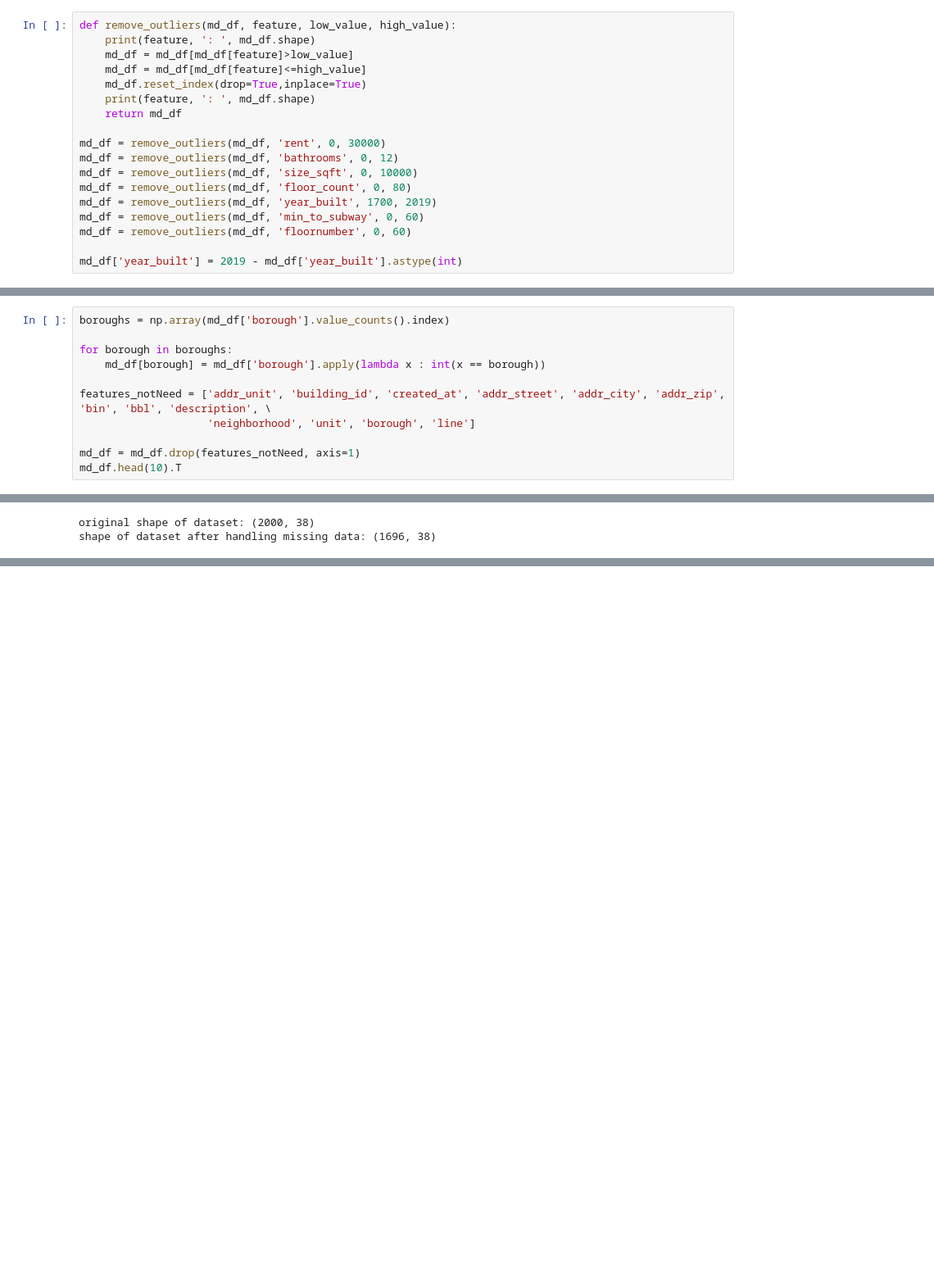
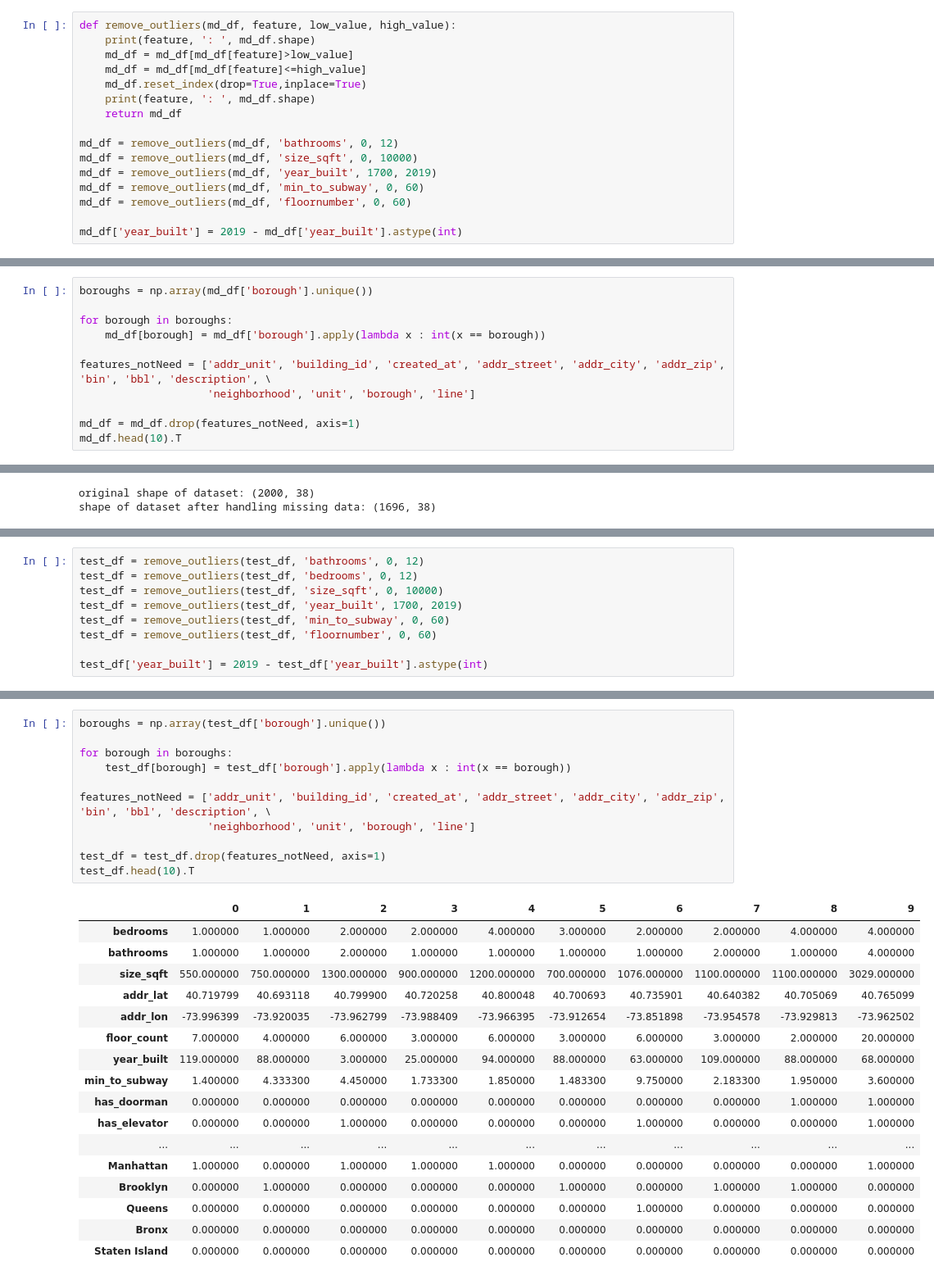
Before and after one commit to JiejayLan/data_science_project, a Jupyter notebook: main.ipynb, the cells around one changed output, grey strips where cells are left out. Shown at 82% size. Drawn from its saved outputs; the diff is of its cells as text; blank space fills up the shorter version.

Commit message:
removed outliers and converted categorial features

```diff
--- a/main.ipynb
+++ b/main.ipynb
@@ -243,10 +243,8 @@ def remove_outliers(md_df, feature, low_value, high_value):
     print(feature, ': ', md_df.shape)
     return md_df
 
-md_df = remove_outliers(md_df, 'rent', 0, 30000)
 md_df = remove_outliers(md_df, 'bathrooms', 0, 12)
 md_df = remove_outliers(md_df, 'size_sqft', 0, 10000)
-md_df = remove_outliers(md_df, 'floor_count', 0, 80)
 md_df = remove_outliers(md_df, 'year_built', 1700, 2019)
 md_df = remove_outliers(md_df, 'min_to_subway', 0, 60)
 md_df = remove_outliers(md_df, 'floornumber', 0, 60)
@@ -270,7 +264,7 @@ floornumber :  (9385, 38)
 # %% [markdown]
 ## encode categorical feature and drop useless features
 # %%
-boroughs = np.array(md_df['borough'].value_counts().index)
+boroughs = np.array(md_df['borough'].unique())
 
 for borough in boroughs:
     md_df[borough] = md_df['borough'].apply(lambda x : int(x == borough))
@@ -339,0 +349,9 @@ shape of dataset after handling missing data: (1696, 38)
+# %%
+test_df = remove_outliers(test_df, 'bathrooms', 0, 12)
+test_df = remove_outliers(test_df, 'bedrooms', 0, 12)
+test_df = remove_outliers(test_df, 'size_sqft', 0, 10000)
+test_df = remove_outliers(test_df, 'year_built', 1700, 2019)
+test_df = remove_outliers(test_df, 'min_to_subway', 0, 60)
+test_df = remove_outliers(test_df, 'floornumber', 0, 60)
+
+test_df['year_built'] = 2019 - test_df['year_built'].astype(int)
@@ -339,0 +373,29 @@ shape of dataset after handling missing data: (1696, 38)
+# %%
+boroughs = np.array(test_df['borough'].unique())
+
+for borough in boroughs:
+    test_df[borough] = test_df['borough'].apply(lambda x : int(x == borough))
+
+features_notNeed = ['addr_unit', 'building_id', 'created_at', 'addr_street', 'addr_city', 'addr_zip', 'bin', 'bbl', 'description', \
+                    'neighborhood', 'unit', 'borough', 'line']
+
+test_df = test_df.drop(features_notNeed, axis=1)
+test_df.head(10).T
+# %% [output]
+|  | 0 | 1 | 2 | 3 | 4 | 5 | 6 | 7 | 8 | 9 |
+| bedrooms | 1.000000 | 1.000000 | 2.000000 | 2.000000 | 4.000000 | 3.000000 | 2.000000 | 2.000000 | 4.000000 | 4.000000 |
+| bathrooms | 1.000000 | 1.000000 | 2.000000 | 1.000000 | 1.000000 | 1.000000 | 1.000000 | 2.000000 | 1.000000 | 4.000000 |
+| size_sqft | 550.000000 | 750.000000 | 1300.000000 | 900.000000 | 1200.000000 | 700.000000 | 1076.000000 | 1100.000000 | 1100.000000 | 3029.000000 |
+| addr_lat | 40.719799 | 40.693118 | 40.799900 | 40.720258 | 40.800048 | 40.700693 | 40.735901 | 40.640382 | 40.705069 | 40.765099 |
+| addr_lon | -73.996399 | -73.920035 | -73.962799 | -73.988409 | -73.966395 | -73.912654 | -73.851898 | -73.954578 | -73.929813 | -73.962502 |
+| floor_count | 7.000000 | 4.000000 | 6.000000 | 3.000000 | 6.000000 | 3.000000 | 6.000000 | 3.000000 | 2.000000 | 20.000000 |
+| year_built | 119.000000 | 88.000000 | 3.000000 | 25.000000 | 94.000000 | 88.000000 | 63.000000 | 109.000000 | 88.000000 | 68.000000 |
+| min_to_subway | 1.400000 | 4.333300 | 4.450000 | 1.733300 | 1.850000 | 1.483300 | 9.750000 | 2.183300 | 1.950000 | 3.600000 |
+| has_doorman | 0.000000 | 0.000000 | 0.000000 | 0.000000 | 0.000000 | 0.000000 | 0.000000 | 0.000000 | 1.000000 | 1.000000 |
+| has_elevator | 0.000000 | 0.000000 | 1.000000 | 0.000000 | 0.000000 | 0.000000 | 1.000000 | 0.000000 | 0.000000 | 1.000000 |
+| ... | ... | ... | ... | ... | ... | ... | ... | ... | ... | ... |
+| Manhattan | 1.000000 | 0.000000 | 1.000000 | 1.000000 | 1.000000 | 0.000000 | 0.000000 | 0.000000 | 0.000000 | 1.000000 |
+| Brooklyn | 0.000000 | 1.000000 | 0.000000 | 0.000000 | 0.000000 | 1.000000 | 0.000000 | 1.000000 | 1.000000 | 0.000000 |
+| Queens | 0.000000 | 0.000000 | 0.000000 | 0.000000 | 0.000000 | 0.000000 | 1.000000 | 0.000000 | 0.000000 | 0.000000 |
+| Bronx | 0.000000 | 0.000000 | 0.000000 | 0.000000 | 0.000000 | 0.000000 | 0.000000 | 0.000000 | 0.000000 | 0.000000 |
+| Staten Island | 0.000000 | 0.000000 | 0.000000 | 0.000000 | 0.000000 | 0.000000 | 0.000000 | 0.000000 | 0.000000 | 0.000000 |
```
Also changed, not shown: parts of 5 cells of this notebook, 1 other file.
